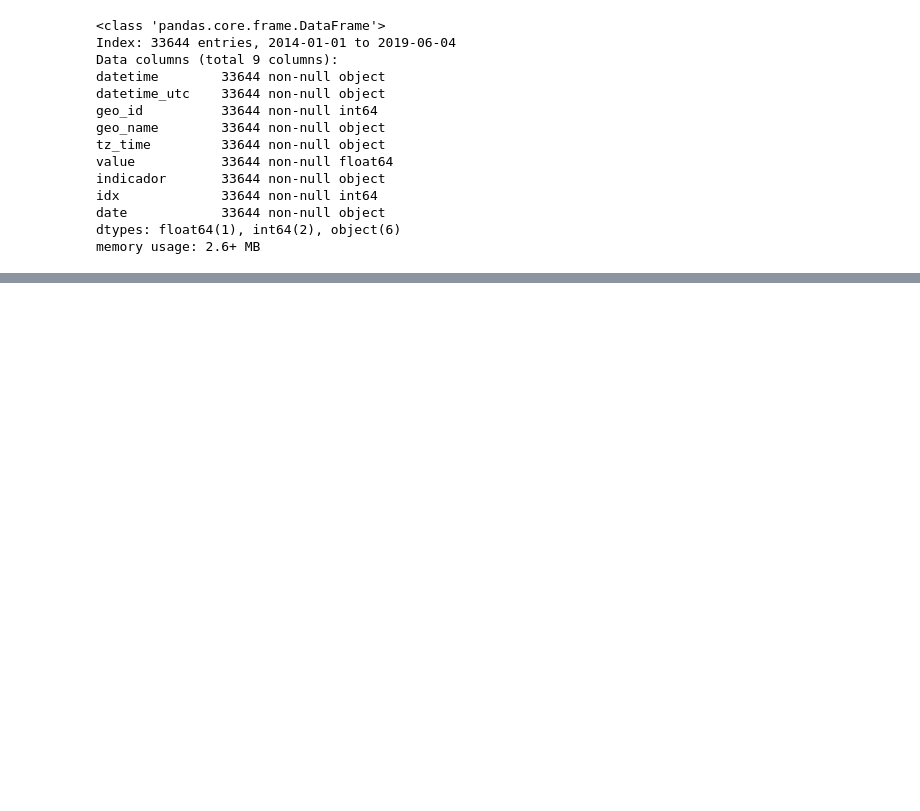
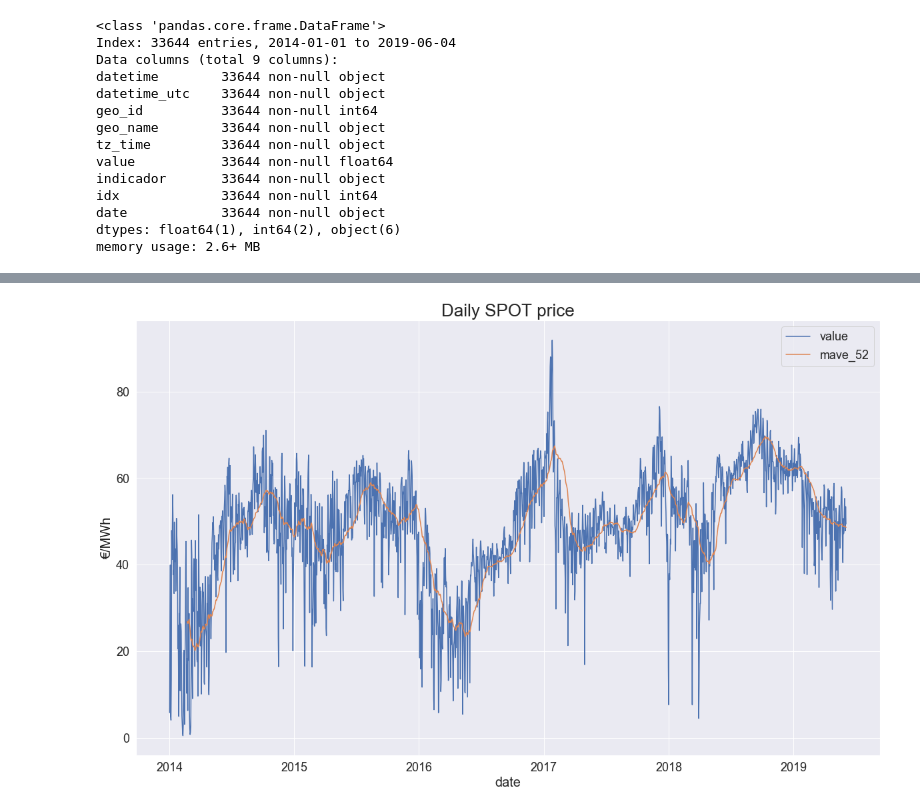
Before and after one commit to manualrg/Forecasting_ElectricityPrice, a Jupyter notebook: 02_importData_ESIOS.ipynb, the cells around one changed output, grey strips where cells are left out. Drawn from its saved outputs; the diff is of its cells as text; code cells hidden in the pictures; blank space fills up the shorter version.

```diff
--- a/02_importData_ESIOS.ipynb
+++ b/02_importData_ESIOS.ipynb
@@ -297,0 +316,12 @@ data_14_19_df[select_columns].to_csv(PATH + "esios_daily.csv", index=False)
+# %%
+price = data_14_19_df[
+    (data_14_19_df["indicador"]=="Precio mercado SPOT Diario") &
+    (data_14_19_df["geo_id"]==3)][["value"]]
+price["mave_52"] = price["value"].rolling(52).mean()
+price.plot()
+
+plt.title("Daily SPOT price")
+plt.ylabel("€/MWh")
+plt.show()
+# %% [output]
+[figure, added]
```
Also changed, not shown: parts of 4 cells of this notebook, 2 other files.
